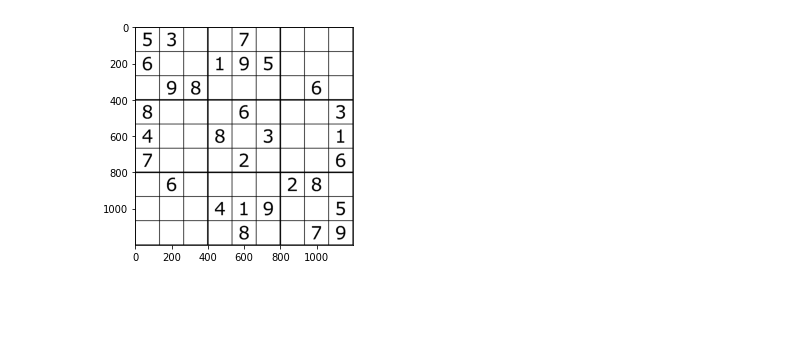
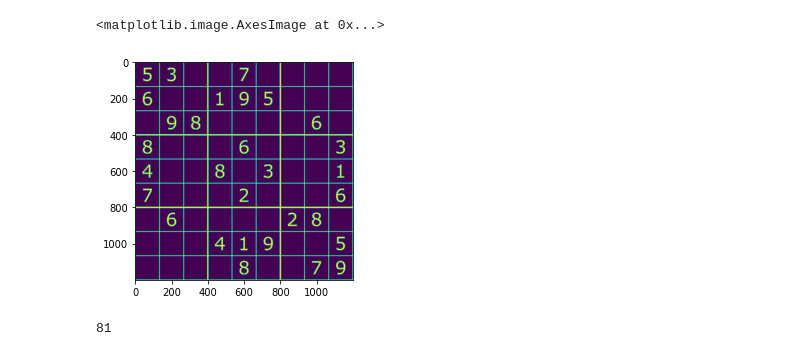
Before and after one commit to OlegTkhor/sudoku, a Jupyter notebook: Sudoku.ipynb, the cells around one changed output. Drawn from its saved outputs; the diff is of its cells as text; code cells hidden in the pictures; blank space fills up the shorter version.

```diff
--- a/Sudoku.ipynb
+++ b/Sudoku.ipynb
@@ -20,8 +8,13 @@ plt.show()
-# %%
-img= cv2.imread('/content/sample_data/sudoku.png',cv2.IMREAD_GRAYSCALE)
-thresh,img_bin = cv2.threshold(img,128,255,cv2.THRESH_BINARY |cv2.THRESH_OTSU)
-
-plotting = plt.imshow(img_bin,cmap='gray')
-plt.show()
-# %% [output]
-[figure, removed]
+# %%
+#read your file
+file ='/content/sample_data/sudoku.png'
+#file ='/content/sample_data/Sdk_ex00s.jpg'
+image = cv2.imread(file)
+
+gray_scale=cv2.cvtColor(image,cv2.COLOR_BGR2GRAY)
+th1,img_bin = cv2.threshold(gray_scale,150,225,cv2.THRESH_BINARY)
+img_bin=~img_bin
+plt.imshow(img_bin)
+# %% [output]
+<matplotlib.image.AxesImage at 0x...>
+[figure, added]
@@ -27,0 +34,13 @@ plt.show()
+# %%
+stats,labels = detect_box(image=image ,line_min_width=15)
+height, width, _ = image.shape
+height = .9*height/9
+boxes = []
+for x,y,w,h,area in stats[2:]:
+  if h>= height:
+    boxes.append([x,y,w,h])
+
+boxes.append([0,0,boxes[0][2],boxes[0][3]])
+print(len(boxes))
+# %% [output]
+81
```
Also changed, not shown: parts of 4 cells of this notebook.
